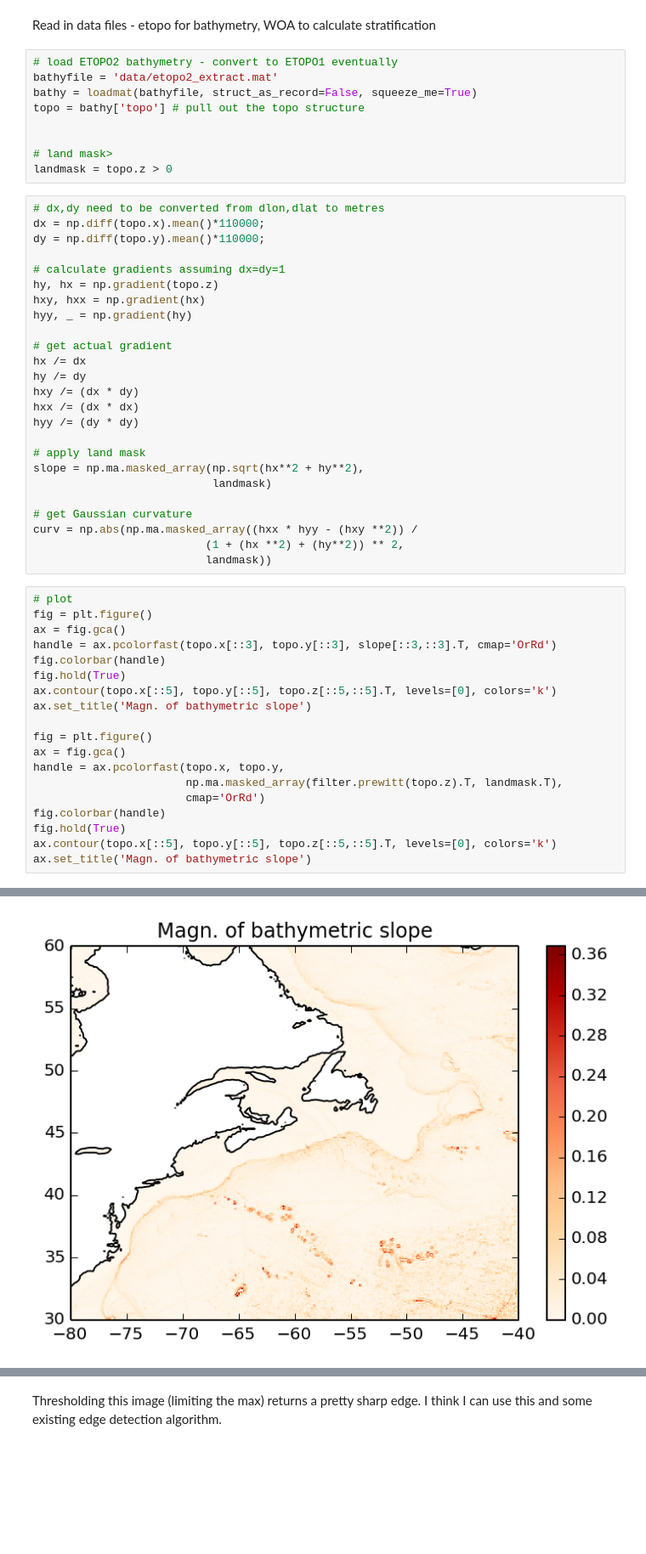
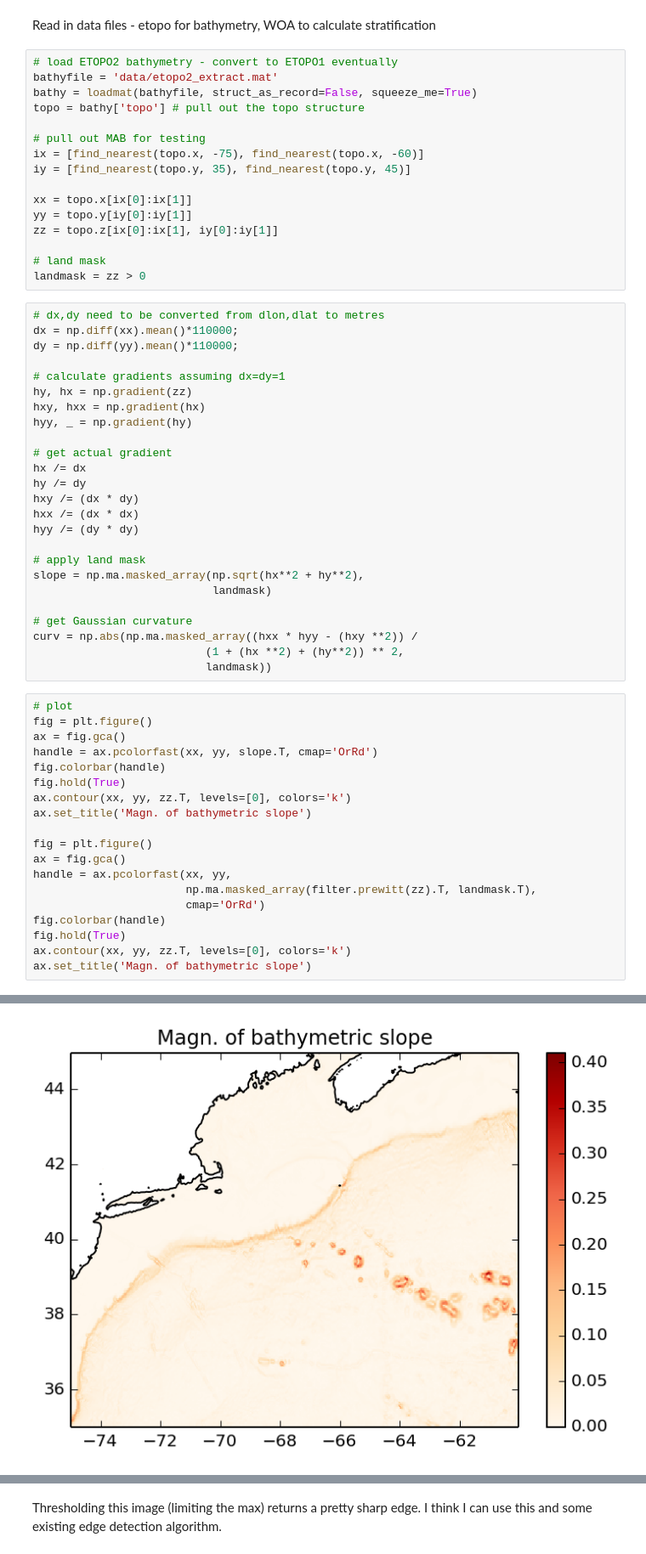
Before and after one commit to dcherian/eddyshelf, a Jupyter notebook: coastal-params.ipynb, the cells around one changed output, grey strips where cells are left out. Shown at 85% size. Cells and saved outputs as stored; diff of their text form; blank space fills up the shorter version.

```diff
--- a/coastal-params.ipynb
+++ b/coastal-params.ipynb
@@ -45,16 +45,23 @@ bathyfile = 'data/etopo2_extract.mat'
 bathy = loadmat(bathyfile, struct_as_record=False, squeeze_me=True)
 topo = bathy['topo'] # pull out the topo structure
 
+# pull out MAB for testing
+ix = [find_nearest(topo.x, -75), find_nearest(topo.x, -60)]
+iy = [find_nearest(topo.y, 35), find_nearest(topo.y, 45)]
 
-# land mask>
-landmask = topo.z > 0
+xx = topo.x[ix[0]:ix[1]]
+yy = topo.y[iy[0]:iy[1]]
+zz = topo.z[ix[0]:ix[1], iy[0]:iy[1]]
+
+# land mask
+landmask = zz > 0
 # %%
 # dx,dy need to be converted from dlon,dlat to metres
-dx = np.diff(topo.x).mean()*110000;
-dy = np.diff(topo.y).mean()*110000;
+dx = np.diff(xx).mean()*110000;
+dy = np.diff(yy).mean()*110000;
 
 # calculate gradients assuming dx=dy=1
-hy, hx = np.gradient(topo.z)
+hy, hx = np.gradient(zz)
 hxy, hxx = np.gradient(hx)
 hyy, _ = np.gradient(hy)
 
@@ -76,22 +83,22 @@ curv = np.abs(np.ma.masked_array((hxx * hyy - (hxy **2)) /
 # %%
 # plot
 fig = plt.figure()
 ax = fig.gca()
-handle = ax.pcolorfast(topo.x[::3], topo.y[::3], slope[::3,::3].T, cmap='OrRd')
+handle = ax.pcolorfast(xx, yy, slope.T, cmap='OrRd')
 fig.colorbar(handle)
 fig.hold(True)
-ax.contour(topo.x[::5], topo.y[::5], topo.z[::5,::5].T, levels=[0], colors='k')
+ax.contour(xx, yy, zz.T, levels=[0], colors='k')
 ax.set_title('Magn. of bathymetric slope')
 
 fig = plt.figure()
 ax = fig.gca()
-handle = ax.pcolorfast(topo.x, topo.y,
-                       np.ma.masked_array(filter.prewitt(topo.z).T, landmask.T),
+handle = ax.pcolorfast(xx, yy,
+                       np.ma.masked_array(filter.prewitt(zz).T, landmask.T),
                        cmap='OrRd')
 fig.colorbar(handle)
 fig.hold(True)
-ax.contour(topo.x[::5], topo.y[::5], topo.z[::5,::5].T, levels=[0], colors='k')
+ax.contour(xx, yy, zz.T, levels=[0], colors='k')
 ax.set_title('Magn. of bathymetric slope')
 # %% [output]
 <matplotlib.text.Text at 0x...>
-[figure, old version]
+[figure, new version]
```
Also changed, not shown: parts of 4 cells of this notebook.
